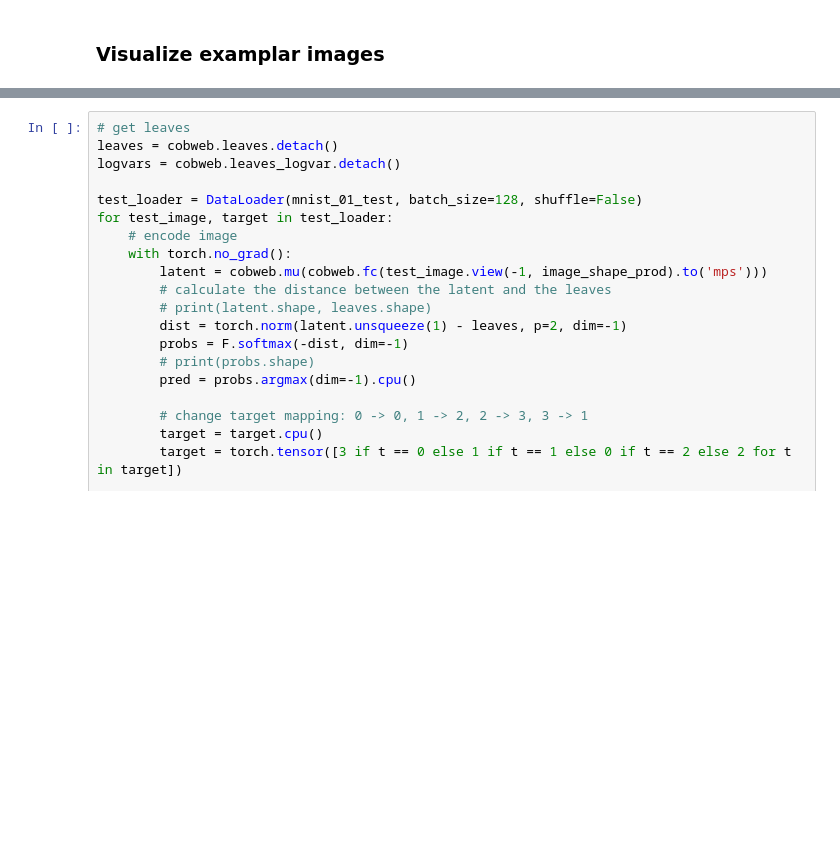
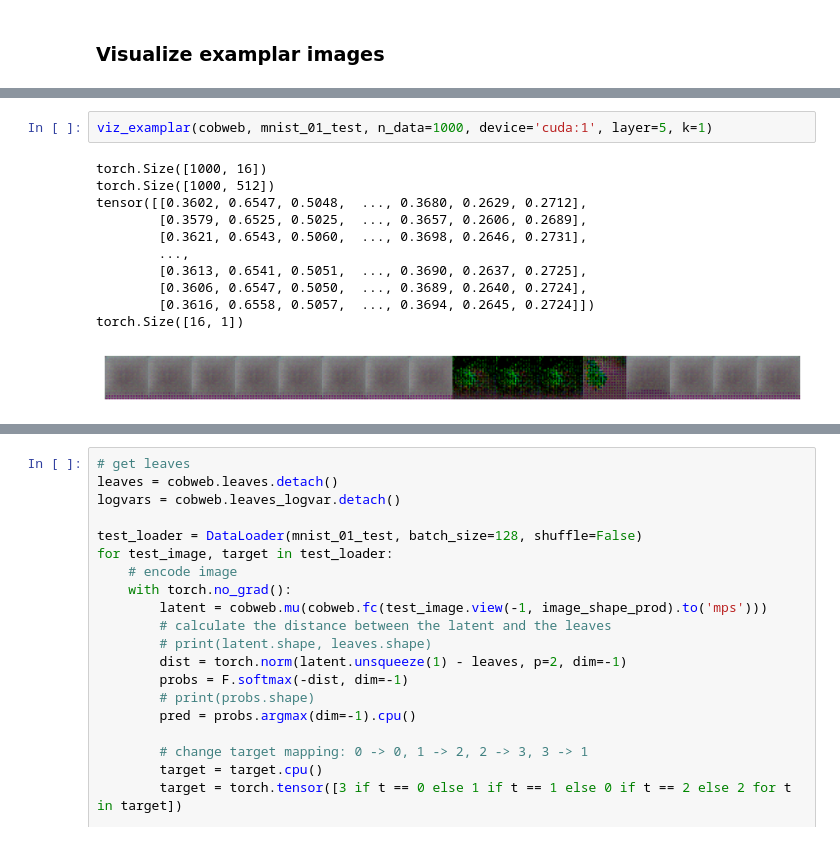
Before and after one commit to Teachable-AI-Lab/unsupervised-prototypes, a Jupyter notebook: cobwebNN-gen.ipynb, the cells around one changed output, grey strips where cells are left out. Saved outputs shown, nothing was run; the diff lists cells and outputs as text; blank space fills up the shorter version.

```diff
--- a/cobwebNN-gen.ipynb
+++ b/cobwebNN-gen.ipynb
@@ -453,3 +457,17 @@ def viz_examplar(model, test_data, n_data=1000, device='cuda', layer=3, k=10):
     plt.subplots_adjust(left=0, right=1, top=1, bottom=0, wspace=0, hspace=0)
     plt.show()
+# %%
+viz_examplar(cobweb, mnist_01_test, n_data=1000, device='cuda:1', layer=5, k=1)
+# %% [output]
+torch.Size([1000, 16])
+torch.Size([1000, 512])
+tensor([[0.3602, 0.6547, 0.5048,  ..., 0.3680, 0.2629, 0.2712],
+        [0.3579, 0.6525, 0.5025,  ..., 0.3657, 0.2606, 0.2689],
+        [0.3621, 0.6543, 0.5060,  ..., 0.3698, 0.2646, 0.2731],
+        ...,
+        [0.3613, 0.6541, 0.5051,  ..., 0.3690, 0.2637, 0.2725],
+        [0.3606, 0.6547, 0.5050,  ..., 0.3689, 0.2640, 0.2724],
+        [0.3616, 0.6558, 0.5057,  ..., 0.3694, 0.2645, 0.2724]])
+torch.Size([16, 1])
+[figure, added]
 # %%
```
Also changed, not shown: parts of 8 cells of this notebook, 28 other files.
